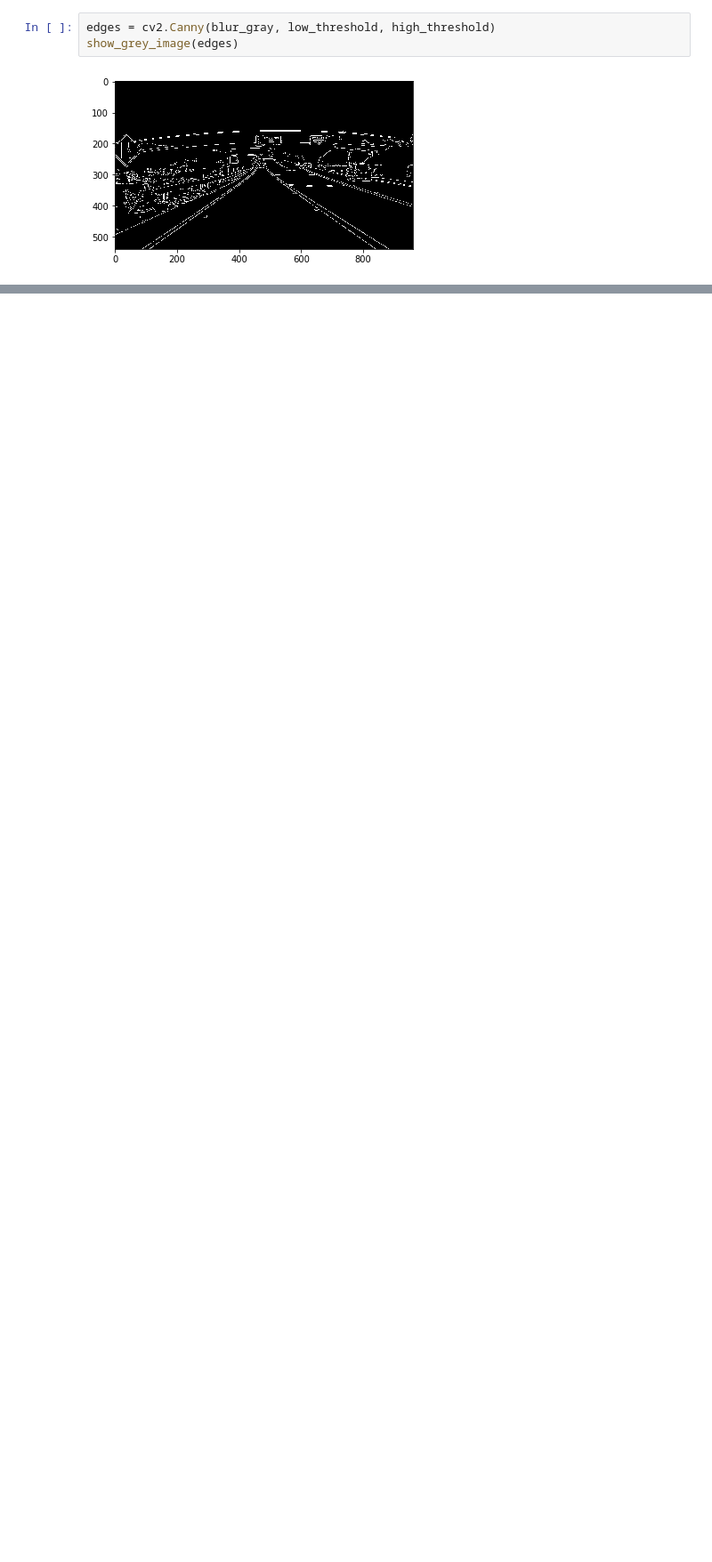
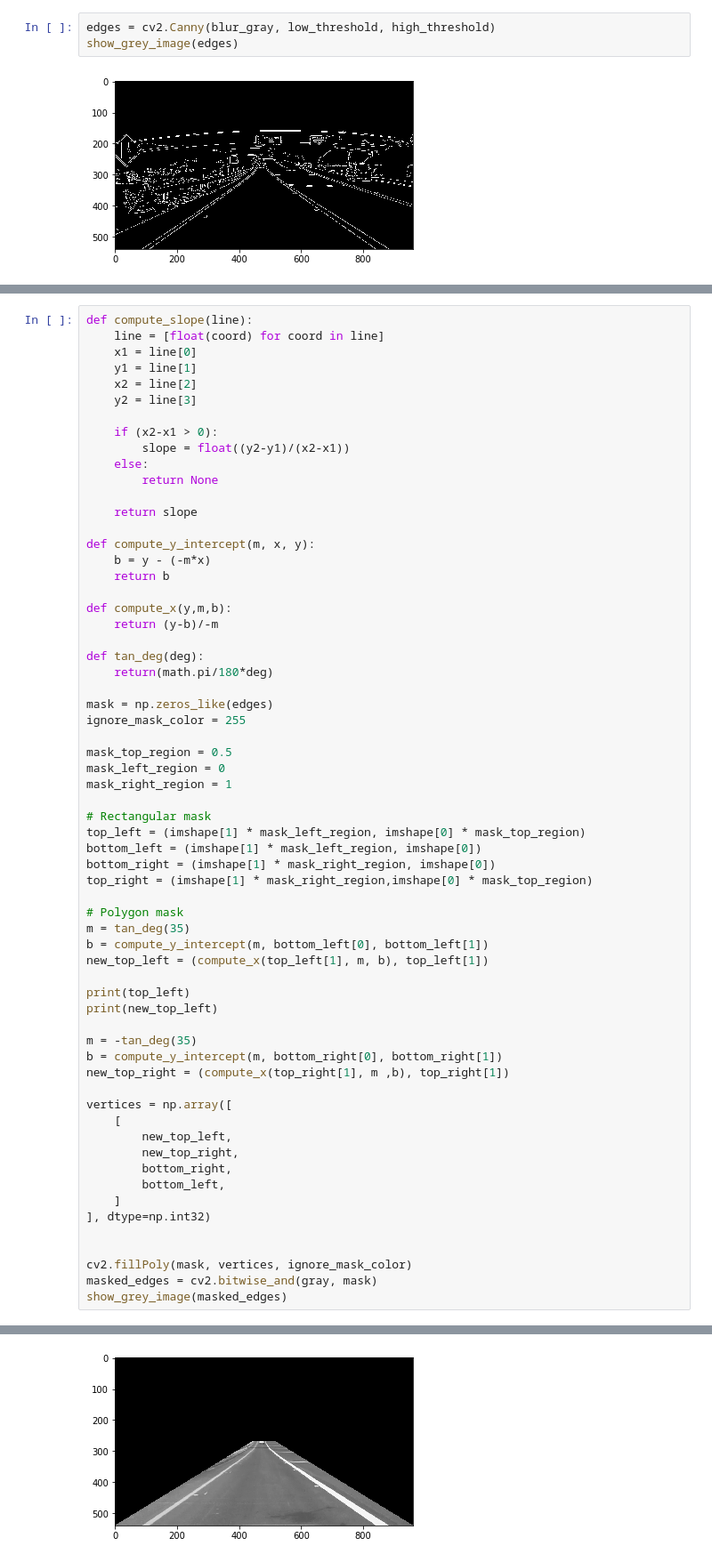
Before and after one commit to jazzTheJackRabbit/sdc, a Jupyter notebook: notebooks/1_2_edge_detection.ipynb, the cells around one changed output, grey strips where cells are left out. Shown at 89% size. Saved outputs shown, nothing was run; the diff lists cells and outputs as text; blank space fills up the shorter version.

Commit message:
final edge detection

```diff
--- a/notebooks/1_2_edge_detection.ipynb
+++ b/notebooks/1_2_edge_detection.ipynb
@@ -70,0 +51,64 @@ import math
+# %%
+def compute_slope(line):
+    line = [float(coord) for coord in line]
+    x1 = line[0]
+    y1 = line[1]
+    x2 = line[2]
+    y2 = line[3]
+
+    if (x2-x1 > 0):
+        slope = float((y2-y1)/(x2-x1))
+    else:
+        return None
+
+    return slope
+
+def compute_y_intercept(m, x, y):
+    b = y - (-m*x)
+    return b
+
+def compute_x(y,m,b):
+    return (y-b)/-m
+
+def tan_deg(deg):
+    return(math.pi/180*deg)
+
+mask = np.zeros_like(edges)
+ignore_mask_color = 255
+
+mask_top_region = 0.5
+mask_left_region = 0
+mask_right_region = 1
+
+# Rectangular mask
+top_left = (imshape[1] * mask_left_region, imshape[0] * mask_top_region)
+bottom_left = (imshape[1] * mask_left_region, imshape[0])
+bottom_right = (imshape[1] * mask_right_region, imshape[0])
+top_right = (imshape[1] * mask_right_region,imshape[0] * mask_top_region)
+
+# Polygon mask
+m = tan_deg(35)
+b = compute_y_intercept(m, bottom_left[0], bottom_left[1])
+new_top_left = (compute_x(top_left[1], m, b), top_left[1])
+
+print(top_left)
+print(new_top_left)
+
+m = -tan_deg(35)
+b = compute_y_intercept(m, bottom_right[0], bottom_right[1])
+new_top_right = (compute_x(top_right[1], m ,b), top_right[1])
+
+vertices = np.array([
+    [
+        new_top_left,
+        new_top_right,
+        bottom_right,
+        bottom_left,
+    ]
+], dtype=np.int32)
+
+
+cv2.fillPoly(mask, vertices, ignore_mask_color)
+masked_edges = cv2.bitwise_and(gray, mask)
+show_grey_image(masked_edges)
+# %% [output]
@@ -70,0 +120 @@ import math
+[figure, added]
```
Also changed, not shown: parts of 14 cells of this notebook, 2 other files.
